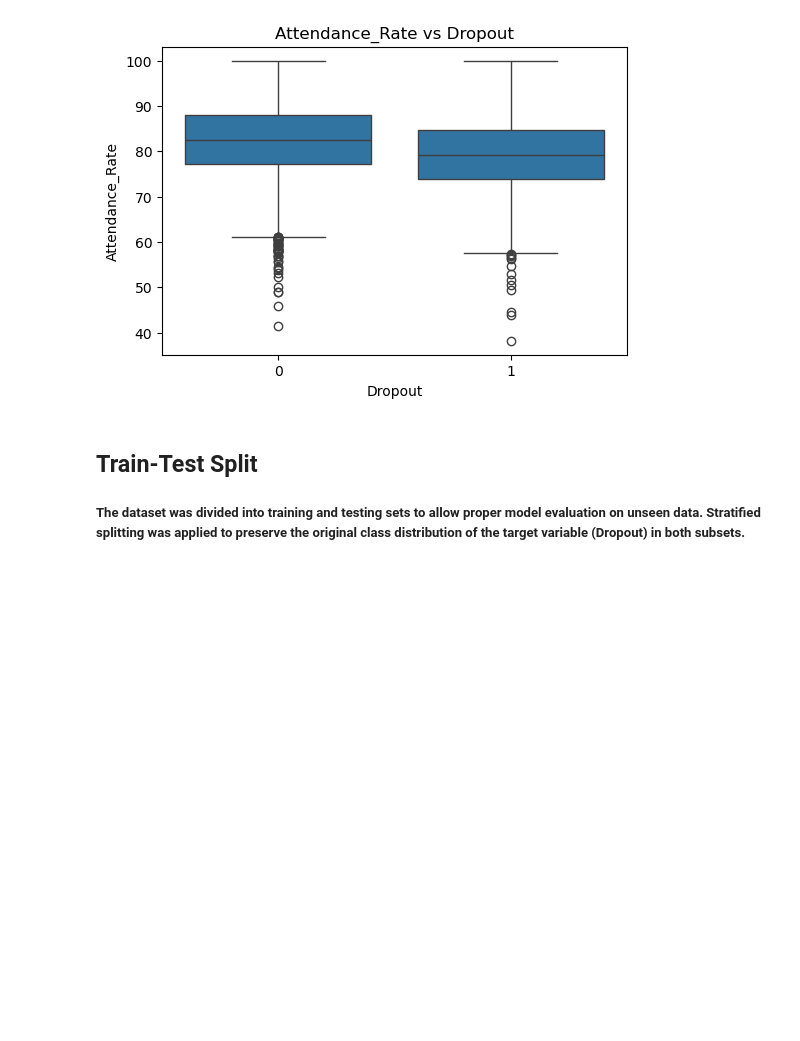
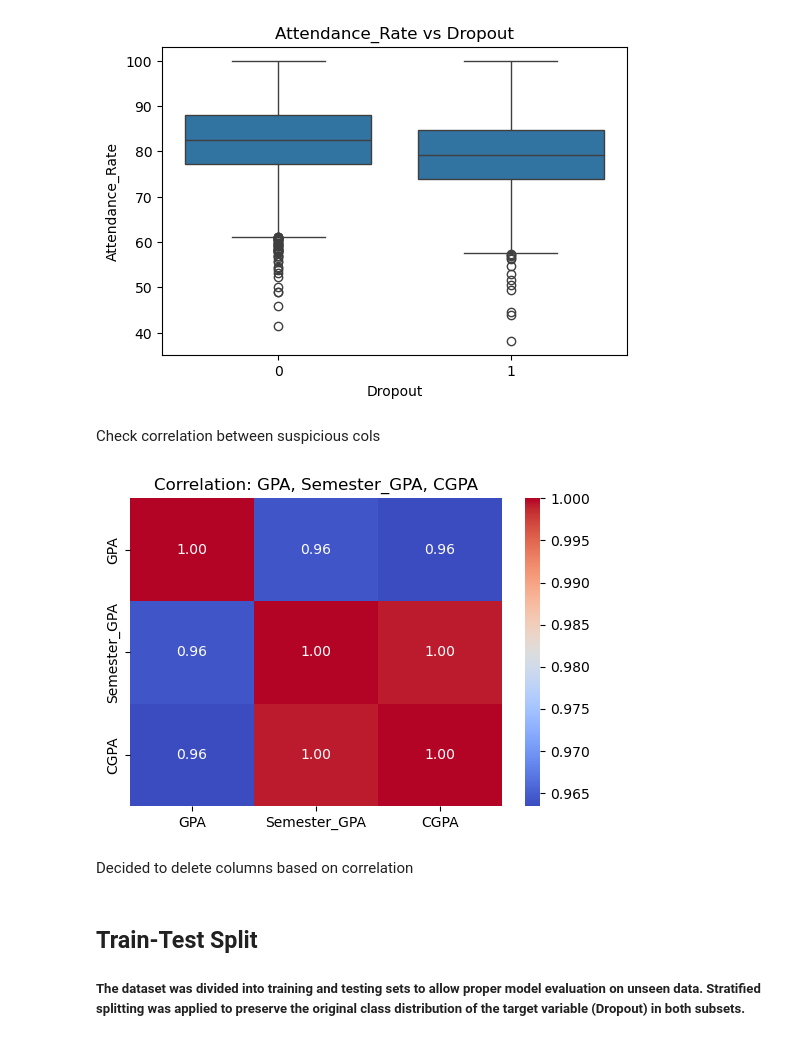
Before and after one commit to datapiepy/student-dropout-ml, a Jupyter notebook: dropout.ipynb, the cells around one changed output. Saved outputs shown, nothing was run; the diff lists cells and outputs as text; code cells hidden in the pictures; blank space fills up the shorter version.

```diff
--- a/dropout.ipynb
+++ b/dropout.ipynb
@@ -228,3 +236,17 @@ for col in features:
 [figure]
 [figure]
 [figure]
+# %% [markdown]
+Check correlation between suspicious cols
+# %%
+cols_corr = ["GPA", "Semester_GPA", "CGPA"]
+corr_matrix = df[cols_corr].corr()
+
+plt.figure(figsize=(6, 4))
+sns.heatmap(corr_matrix, annot=True, cmap="coolwarm", fmt=".2f")
+plt.title("Correlation: GPA, Semester_GPA, CGPA")
+plt.show()
+# %% [output]
+[figure, added]
+# %% [markdown]
+Decided to delete columns based on correlation
```
Also changed, not shown: parts of 22 cells of this notebook.
